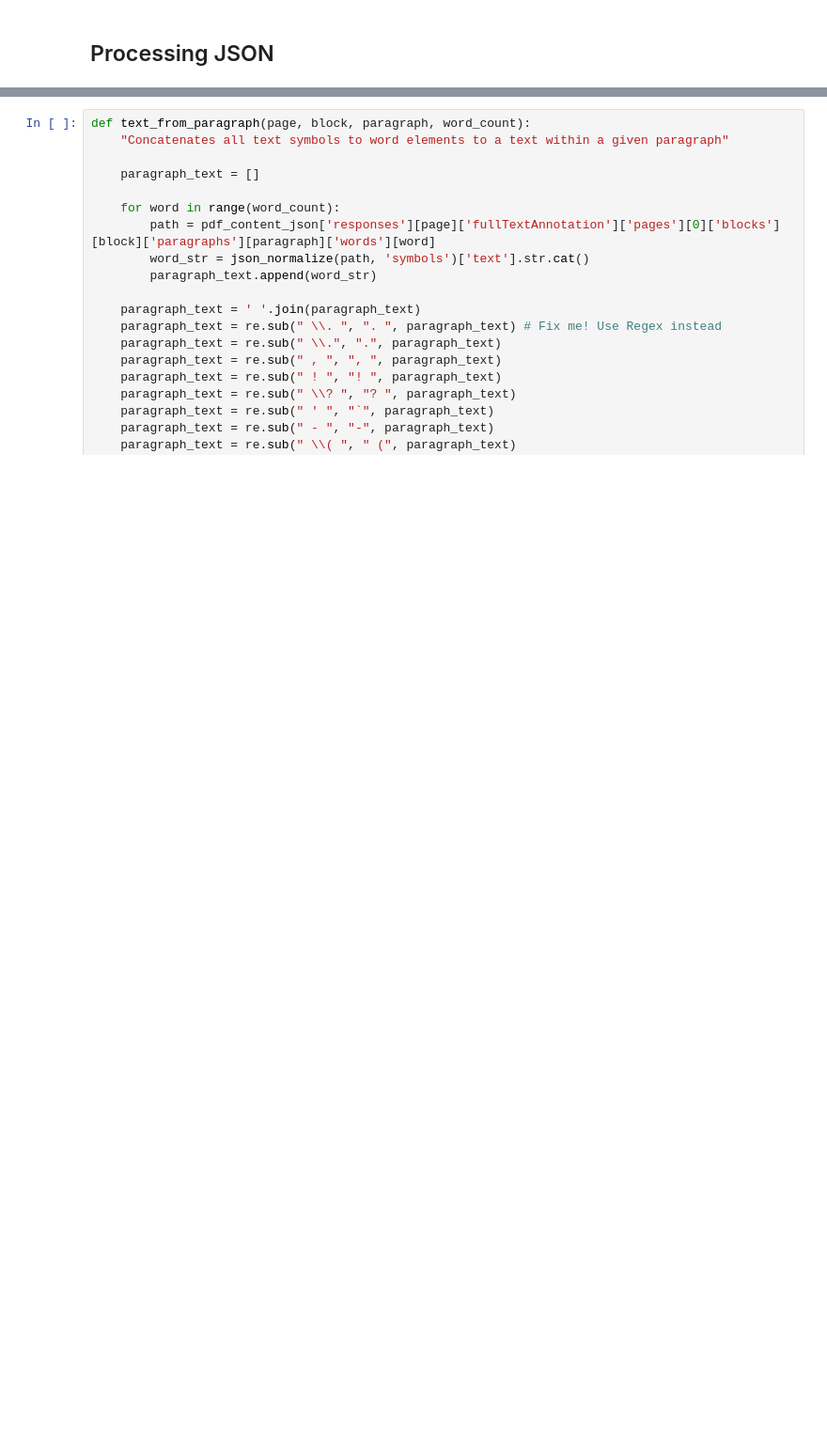
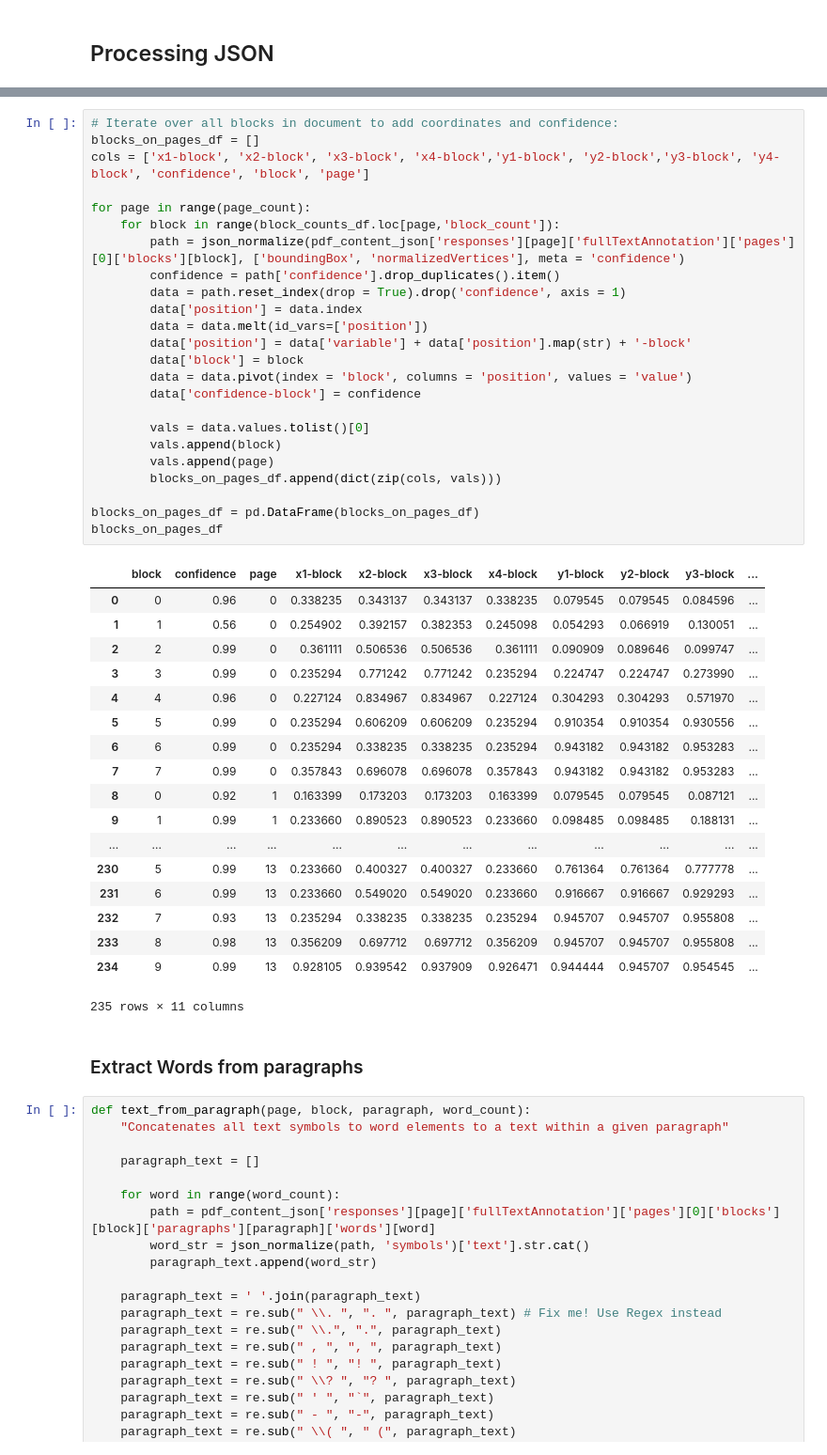
Before and after one commit to tobiaszwingmann/pdf-summarization, a Jupyter notebook: pdf-text-extraction.ipynb, the cells around one changed output, grey strips where cells are left out. Shown at 94% size. Cells and saved outputs as stored; diff of their text form; blank space fills up the shorter version.

```diff
--- a/pdf-text-extraction.ipynb
+++ b/pdf-text-extraction.ipynb
@@ -167,3 +243,48 @@ blocks_on_pages_df = pd.DataFrame(blocks_on_pages_df)
+# %%
+# Iterate over all blocks in document to add coordinates and confidence:
+blocks_on_pages_df = []
+cols = ['x1-block', 'x2-block', 'x3-block', 'x4-block','y1-block', 'y2-block','y3-block', 'y4-block', 'confidence', 'block', 'page']
+
+for page in range(page_count):
+    for block in range(block_counts_df.loc[page,'block_count']):
+        path = json_normalize(pdf_content_json['responses'][page]['fullTextAnnotation']['pages'][0]['blocks'][block], ['boundingBox', 'normalizedVertices'], meta = 'confidence')
+        confidence = path['confidence'].drop_duplicates().item()
+        data = path.reset_index(drop = True).drop('confidence', axis = 1)
+        data['position'] = data.index
+        data = data.melt(id_vars=['position'])
+        data['position'] = data['variable'] + data['position'].map(str) + '-block'
+        data['block'] = block
+        data = data.pivot(index = 'block', columns = 'position', values = 'value')
+        data['confidence-block'] = confidence
+
+        vals = data.values.tolist()[0]
+        vals.append(block)
+        vals.append(page)
+        blocks_on_pages_df.append(dict(zip(cols, vals)))
+
+blocks_on_pages_df = pd.DataFrame(blocks_on_pages_df)
+blocks_on_pages_df
+# %% [output]
+|  | block | confidence | page | x1-block | x2-block | x3-block | x4-block | y1-block | y2-block | y3-block | ... |
+| 0 | 0 | 0.96 | 0 | 0.338235 | 0.343137 | 0.343137 | 0.338235 | 0.079545 | 0.079545 | 0.084596 | ... |
+| 1 | 1 | 0.56 | 0 | 0.254902 | 0.392157 | 0.382353 | 0.245098 | 0.054293 | 0.066919 | 0.130051 | ... |
+| 2 | 2 | 0.99 | 0 | 0.361111 | 0.506536 | 0.506536 | 0.361111 | 0.090909 | 0.089646 | 0.099747 | ... |
+| 3 | 3 | 0.99 | 0 | 0.235294 | 0.771242 | 0.771242 | 0.235294 | 0.224747 | 0.224747 | 0.273990 | ... |
+| 4 | 4 | 0.96 | 0 | 0.227124 | 0.834967 | 0.834967 | 0.227124 | 0.304293 | 0.304293 | 0.571970 | ... |
+| 5 | 5 | 0.99 | 0 | 0.235294 | 0.606209 | 0.606209 | 0.235294 | 0.910354 | 0.910354 | 0.930556 | ... |
+| 6 | 6 | 0.99 | 0 | 0.235294 | 0.338235 | 0.338235 | 0.235294 | 0.943182 | 0.943182 | 0.953283 | ... |
+| 7 | 7 | 0.99 | 0 | 0.357843 | 0.696078 | 0.696078 | 0.357843 | 0.943182 | 0.943182 | 0.953283 | ... |
+| 8 | 0 | 0.92 | 1 | 0.163399 | 0.173203 | 0.173203 | 0.163399 | 0.079545 | 0.079545 | 0.087121 | ... |
+| 9 | 1 | 0.99 | 1 | 0.233660 | 0.890523 | 0.890523 | 0.233660 | 0.098485 | 0.098485 | 0.188131 | ... |
+| ... | ... | ... | ... | ... | ... | ... | ... | ... | ... | ... | ... |
+| 230 | 5 | 0.99 | 13 | 0.233660 | 0.400327 | 0.400327 | 0.233660 | 0.761364 | 0.761364 | 0.777778 | ... |
+| 231 | 6 | 0.99 | 13 | 0.233660 | 0.549020 | 0.549020 | 0.233660 | 0.916667 | 0.916667 | 0.929293 | ... |
+| 232 | 7 | 0.93 | 13 | 0.235294 | 0.338235 | 0.338235 | 0.235294 | 0.945707 | 0.945707 | 0.955808 | ... |
+| 233 | 8 | 0.98 | 13 | 0.356209 | 0.697712 | 0.697712 | 0.356209 | 0.945707 | 0.945707 | 0.955808 | ... |
+| 234 | 9 | 0.99 | 13 | 0.928105 | 0.939542 | 0.937909 | 0.926471 | 0.944444 | 0.945707 | 0.954545 | ... |
+235 rows × 11 columns
+# %% [markdown]
+### Extract Words from paragraphs
 # %%
 def text_from_paragraph(page, block, paragraph, word_count):
     "Concatenates all text symbols to word elements to a text within a given paragraph"
```
Also changed, not shown: parts of 115 cells of this notebook.
